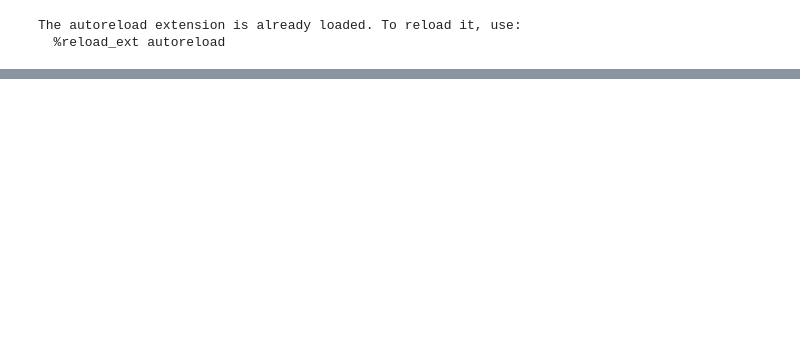
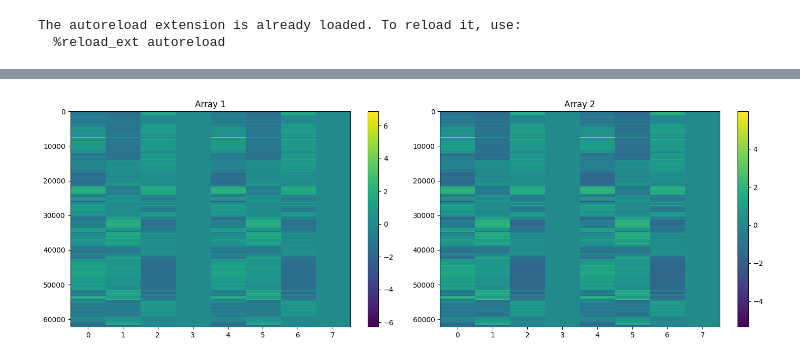
Before and after one commit to JonathanAMichaels/SmoothKinematicOperator, a Jupyter notebook: train.ipynb, the cells around one changed output, grey strips where cells are left out. Drawn from its saved outputs; the diff is of its cells as text; code cells hidden in the pictures; blank space fills up the shorter version.

```diff
--- a/train.ipynb
+++ b/train.ipynb
@@ -11,12 +11,13 @@ The autoreload extension is already loaded. To reload it, use:
   %reload_ext autoreload
 # %%
 # Point the save_folder to your predictions
-save_folder = '/home/jonathan/Desktop/JARVIS-HybridNet/projects/May11/predictions/predictions3D/Predictions_3D_20230512-160305'
+save_folder = '/home/jonathan/Desktop/JARVIS-HybridNet/projects/May11/predictions/predictions3D/Predictions_3D_20230515-133741'
 csv_file = save_folder + '/data3D.csv'
 data = pd.read_csv(csv_file)
 # %%
 norm_values = get_normalization_values(data)
-processed_data = preprocess_data(data, norm_values=norm_values)
+processed_data_common = preprocess_common(data)
+processed_data = preprocess_data(processed_data_common, norm_values=norm_values)
 
 # Set the model parameters
 input_size = processed_data.shape[2]
@@ -36,7 +37,7 @@ learning_rate = 0.001
 optimizer = torch.optim.Adam(model.parameters(), lr=learning_rate, weight_decay=1e-5)
 
 # Set the number of epochs
-epochs = 500
+epochs = 1000
 batch_size = 32
 
 if torch.cuda.is_available():
@@ -49,7 +50,7 @@ model.train()
 
 # Train the model
 for epoch in range(epochs):
-    processed_data = preprocess_data(data, norm_values=norm_values, batch_size=batch_size)
+    processed_data = preprocess_data(processed_data_common, norm_values=norm_values, batch_size=batch_size)
 
     # Instantiate the custom dataset
     dataset = CSVDataset(processed_data)
@@ -77,5 +78,6 @@ for epoch in range(epochs):
         optimizer.step()
 
         # Print the loss for the current batch
-        print(f"Epoch: {epoch+1}/{epochs}, Loss: {loss.item()}")
+        if (epoch+1) % 10 == 0:
+            print(f"Epoch: {epoch+1}/{epochs}, Loss: {loss.item()}")
 # %% [output]
@@ -99,15 +101,17 @@ Epoch: 497/500, Loss: 0.0006516985595226288
 # %%
-processed_data = preprocess_for_test(data, norm_values=norm_values)
+processed_data = preprocess_for_test(processed_data_common, norm_values=norm_values)
 # Instantiate the custom dataset
 dataset = CSVDataset(processed_data)
 # Create a DataLoader
 dataloader = DataLoader(dataset, batch_size=1)
 for batch_idx, (inputs, targets, confidence) in enumerate(dataloader):
     inputs, targets, confidence = inputs.to(device), targets.to(device), confidence.to(device)
     model.eval()
     with torch.no_grad():
         output = model(inputs).cpu()
     plot_heatmaps(inputs[0,:,0:8].cpu(), output[0,:,0:8].detach().numpy())
+# %% [output]
+[figure, added]
 # %%
 data_aug = pd.DataFrame.copy(data)
 # un-normalize
```
Also changed, not shown: parts of 3 cells of this notebook, 1 other file.
